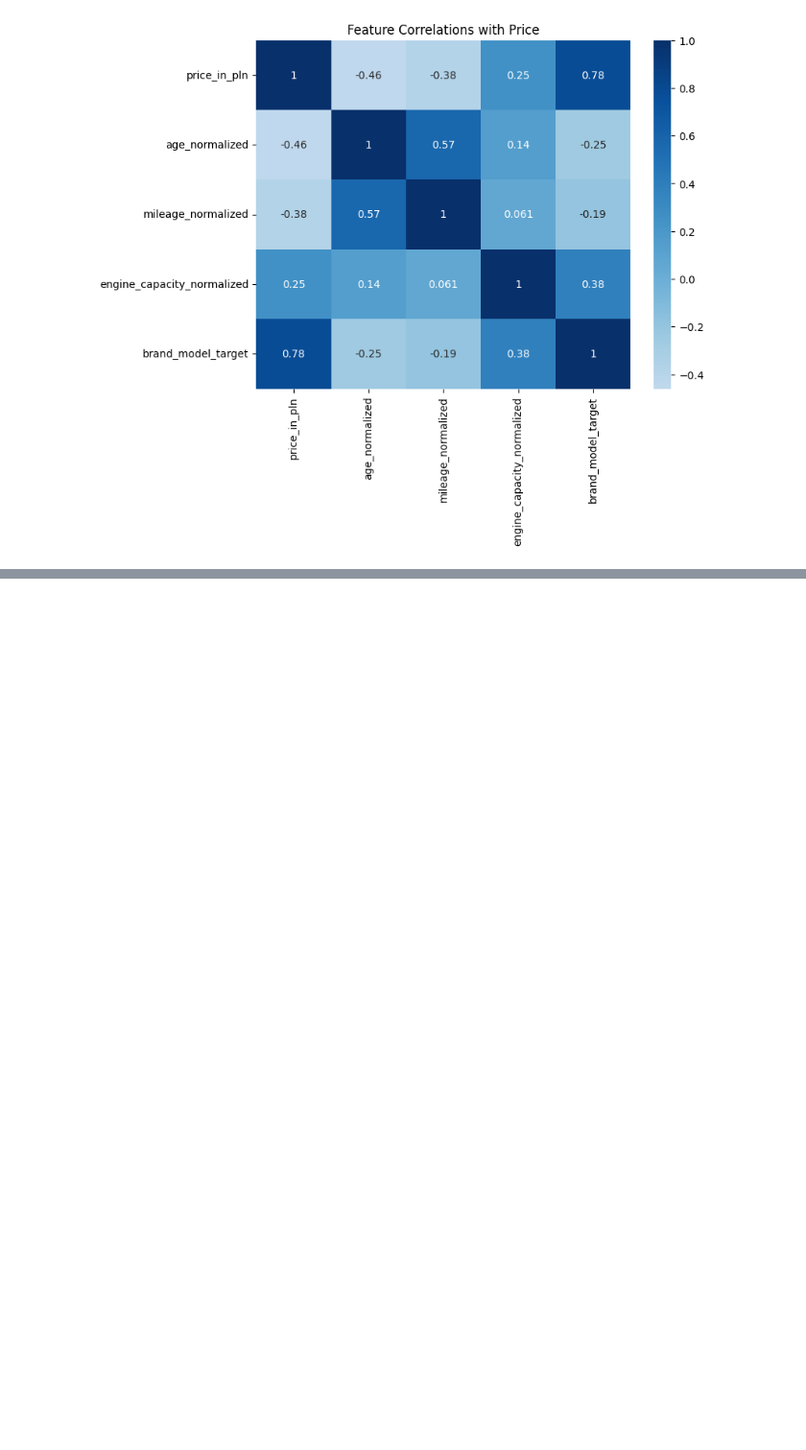
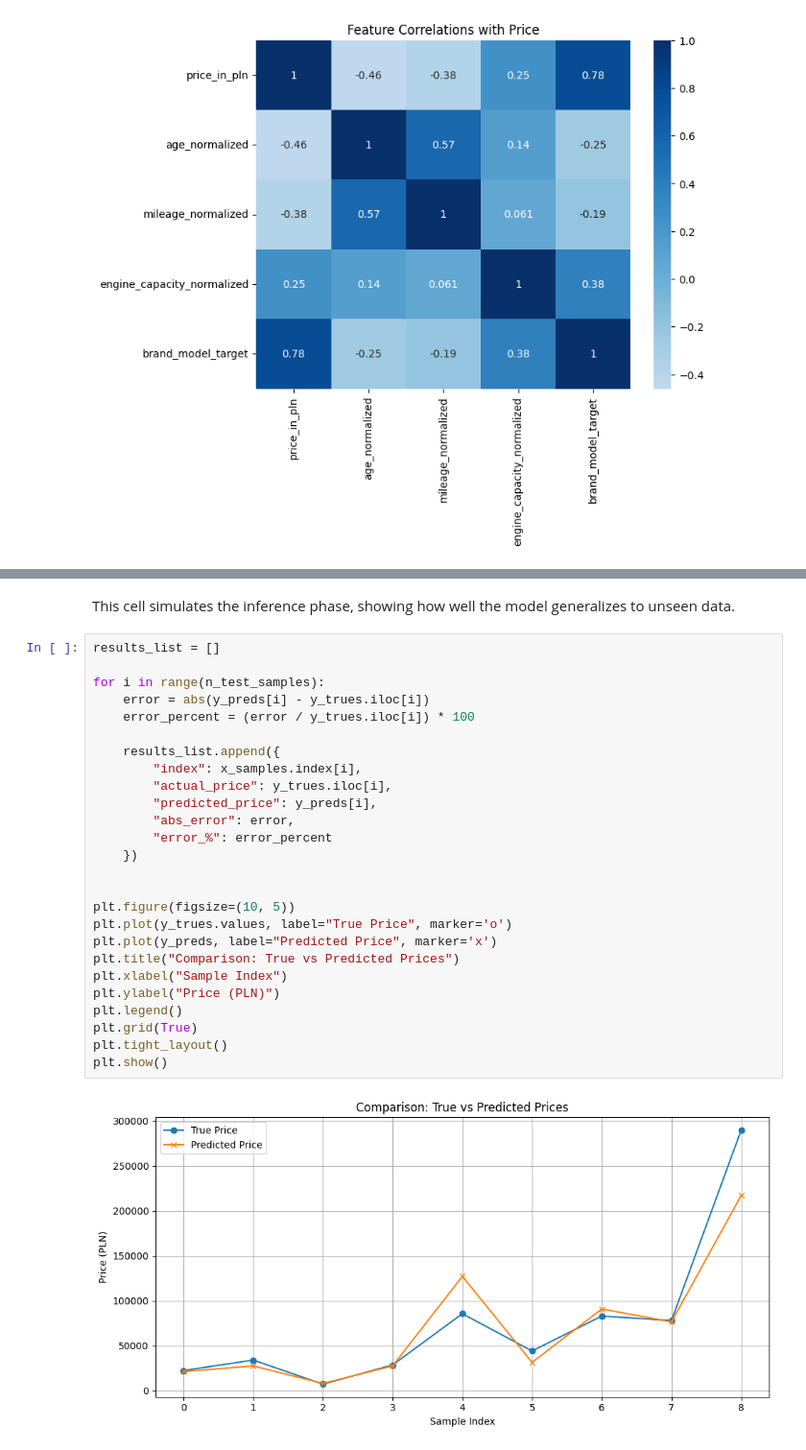
Before and after one commit to andreaalboni/Machine-Learning-Exam, a Jupyter notebook: exam.ipynb, the cells around one changed output, grey strips where cells are left out. Shown at 96% size. Cells and saved outputs as stored; diff of their text form; blank space fills up the shorter version.

```diff
--- a/exam.ipynb
+++ b/exam.ipynb
@@ -533,0 +691,31 @@ Model Performance Summary:
+# %% [markdown]
+
+This cell simulates the inference phase, showing how well the model generalizes to unseen data.
+# %%
+results_list = []
+
+for i in range(n_test_samples):
+    error = abs(y_preds[i] - y_trues.iloc[i])
+    error_percent = (error / y_trues.iloc[i]) * 100
+
+    results_list.append({
+        "index": x_samples.index[i],
+        "actual_price": y_trues.iloc[i],
+        "predicted_price": y_preds[i],
+        "abs_error": error,
+        "error_%": error_percent
+    })
+
+
+plt.figure(figsize=(10, 5))
+plt.plot(y_trues.values, label="True Price", marker='o')
+plt.plot(y_preds, label="Predicted Price", marker='x')
+plt.title("Comparison: True vs Predicted Prices")
+plt.xlabel("Sample Index")
+plt.ylabel("Price (PLN)")
+plt.legend()
+plt.grid(True)
+plt.tight_layout()
+plt.show()
+# %% [output]
+[figure, added]
```
Also changed, not shown: parts of 15 cells of this notebook, 2 other files.
